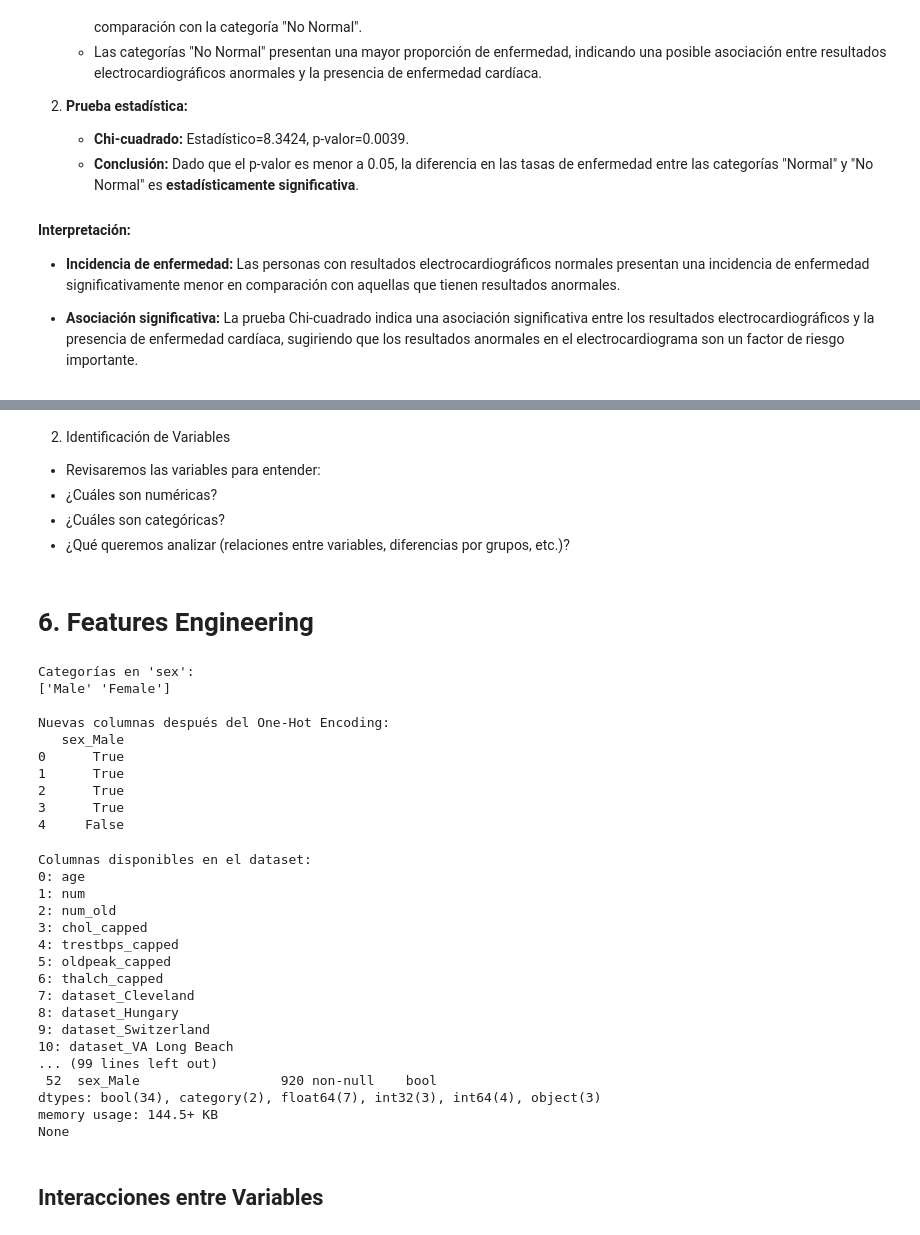
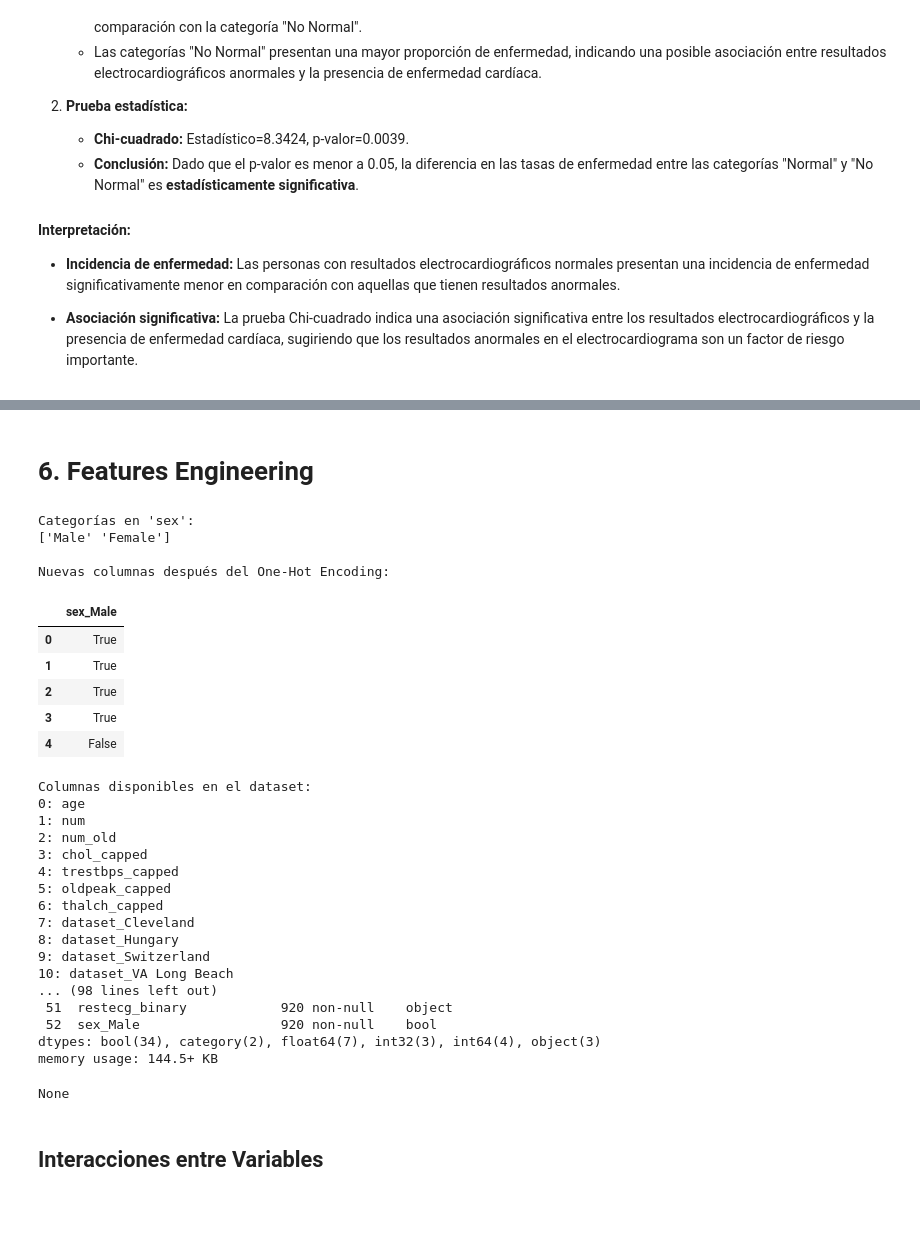
Before and after one commit to jarkillo/Missing-Keys, a Jupyter notebook: Heart.ipynb, the cells around one changed output, grey strips where cells are left out. Drawn from its saved outputs; the diff is of its cells as text; code cells hidden in the pictures; blank space fills up the shorter version.

```diff
--- a/Heart.ipynb
+++ b/Heart.ipynb
@@ -3827,48 +3707,41 @@ de librerías y la claridad en la interpretación de los resultados.
-# %% [markdown]
-2. Identificación de Variables
-
-* Revisaremos las variables para entender:
-* ¿Cuáles son numéricas?
-* ¿Cuáles son categóricas?
-* ¿Qué queremos analizar (relaciones entre variables, diferencias por grupos, etc.)?
 # %% [markdown]
 # **6. Features Engineering**
 # %%
 # 1. Verificar las categorías únicas en la columna 'sex'
 print("Categorías en 'sex':")
 print(uci_data['sex'].unique())
 
 # 3. Aplicar One-Hot Encoding a la columna 'sex'
 
 sex_dummies = pd.get_dummies(uci_data['sex'], prefix='sex', drop_first=True)
 
 # 4. Integrar las nuevas columnas al DataFrame original
 uci_data = pd.concat([uci_data, sex_dummies], axis=1)
 
 # Si ya no necesitas la columna original, puedes eliminarla
 uci_data.drop('sex', axis=1, inplace=True)
 
 # 6. Verificar las nuevas columnas
 print("\nNuevas columnas después del One-Hot Encoding:")
-print(sex_dummies.head())
+display(sex_dummies.head())
 # %% [output]
 Categorías en 'sex':
 ['Male' 'Female']
 
 Nuevas columnas después del One-Hot Encoding:
-   sex_Male
-0      True
-1      True
-2      True
-3      True
-4     False
+|  | sex_Male |
+| 0 | True |
+| 1 | True |
+| 2 | True |
+| 3 | True |
+| 4 | False |
 # %%
 # Listar las columnas del dataset
 print("Columnas disponibles en el dataset:")
 for i, col in enumerate(uci_data.columns):
     print(f"{i}: {col}")
 
-print (uci_data.info())
+display (uci_data.info())
 # %% [output]
 Columnas disponibles en el dataset:
 0: age
@@ -3882,11 +3755,12 @@ Columnas disponibles en el dataset:
 8: dataset_Hungary
 9: dataset_Switzerland
 10: dataset_VA Long Beach
-... (99 lines left out)
+... (98 lines left out)
+ 51  restecg_binary            920 non-null    object
  52  sex_Male                  920 non-null    bool
 dtypes: bool(34), category(2), float64(7), int32(3), int64(4), object(3)
 memory usage: 144.5+ KB
-None
+None
 # %% [markdown]
 ## **Interacciones entre Variables**
 # %% [markdown]
```
Also changed, not shown: parts of 39 cells of this notebook, 7 other files.
